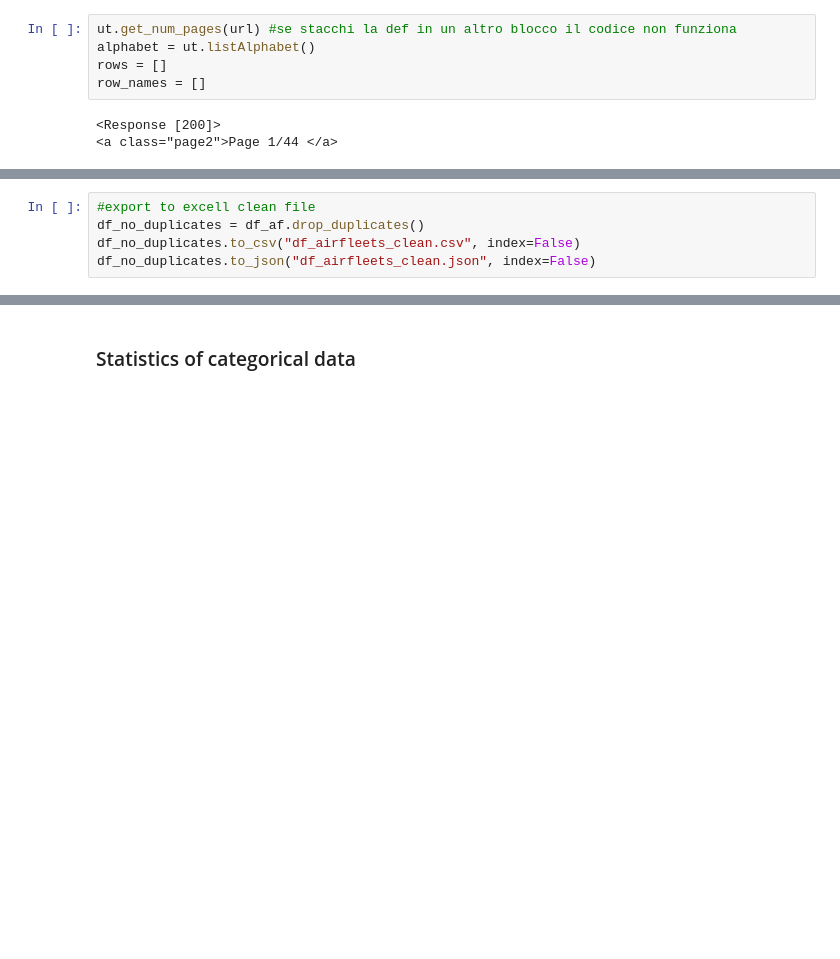
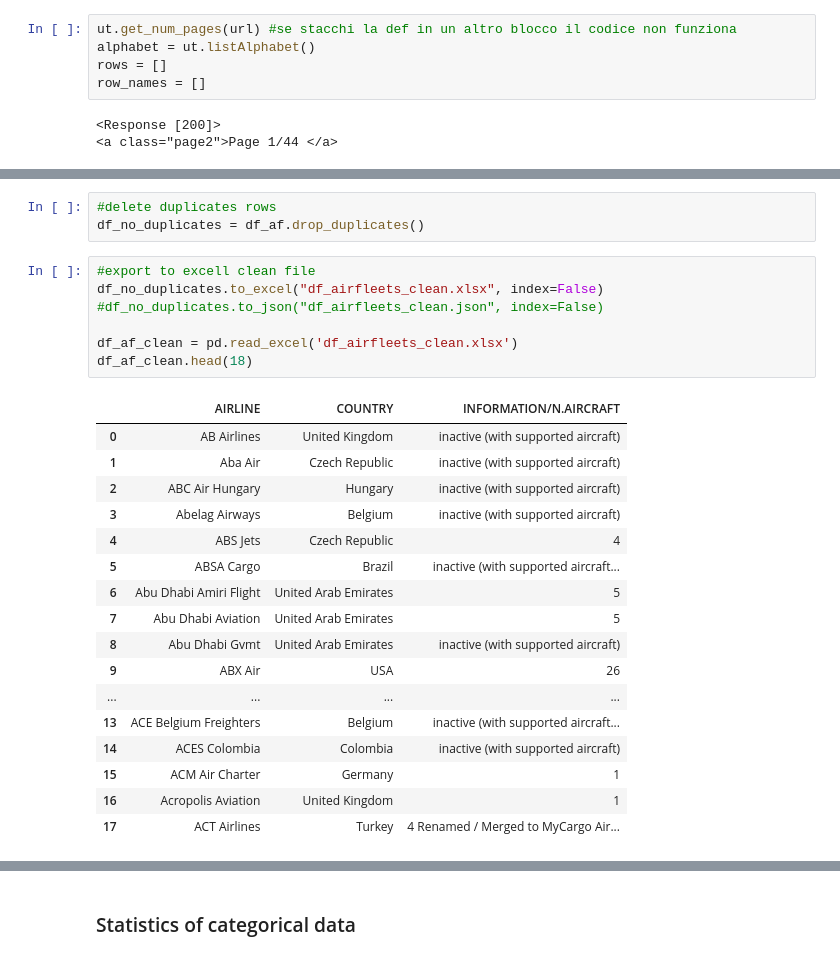
Before and after one commit to Laura1385/projectaircraft_api, a Jupyter notebook: main_API.ipynb, the cells around one changed output, grey strips where cells are left out. Drawn from its saved outputs; the diff is of its cells as text; blank space fills up the shorter version.

```diff
--- a/main_API.ipynb
+++ b/main_API.ipynb
@@ -300,5 +315,28 @@ Website airfleets.net:
 # %%
-#export to excell clean file
+#delete duplicates rows
 df_no_duplicates = df_af.drop_duplicates()
-df_no_duplicates.to_csv("df_airfleets_clean.csv", index=False)
-df_no_duplicates.to_json("df_airfleets_clean.json", index=False)
+# %%
+#export to excell clean file
+df_no_duplicates.to_excel("df_airfleets_clean.xlsx", index=False)
+#df_no_duplicates.to_json("df_airfleets_clean.json", index=False)
+
+df_af_clean = pd.read_excel('df_airfleets_clean.xlsx')
+df_af_clean.head(18)
+# %% [output]
+|  | AIRLINE | COUNTRY | INFORMATION/N.AIRCRAFT |
+| 0 | AB Airlines | United Kingdom | inactive (with supported aircraft) |
+| 1 | Aba Air | Czech Republic | inactive (with supported aircraft) |
+| 2 | ABC Air Hungary | Hungary | inactive (with supported aircraft) |
+| 3 | Abelag Airways | Belgium | inactive (with supported aircraft) |
+| 4 | ABS Jets | Czech Republic | 4 |
+| 5 | ABSA Cargo | Brazil | inactive (with supported aircraft... |
+| 6 | Abu Dhabi Amiri Flight | United Arab Emirates | 5 |
+| 7 | Abu Dhabi Aviation | United Arab Emirates | 5 |
+| 8 | Abu Dhabi Gvmt | United Arab Emirates | inactive (with supported aircraft) |
+| 9 | ABX Air | USA | 26 |
+| ... | ... | ... | ... |
+| 13 | ACE Belgium Freighters | Belgium | inactive (with supported aircraft... |
+| 14 | ACES Colombia | Colombia | inactive (with supported aircraft) |
+| 15 | ACM Air Charter | Germany | 1 |
+| 16 | Acropolis Aviation | United Kingdom | 1 |
+| 17 | ACT Airlines | Turkey | 4 Renamed / Merged to MyCargo Air... |
```
Also changed, not shown: parts of 20 cells of this notebook, 9 other files.
